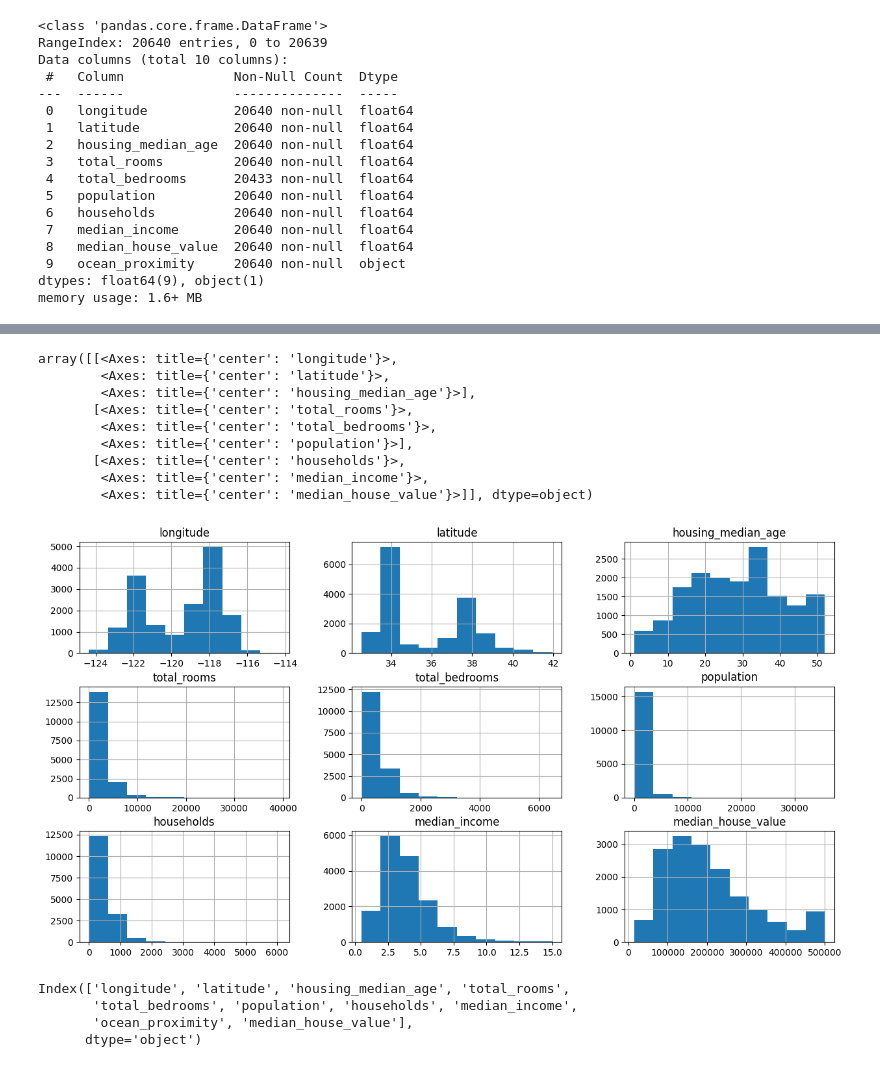
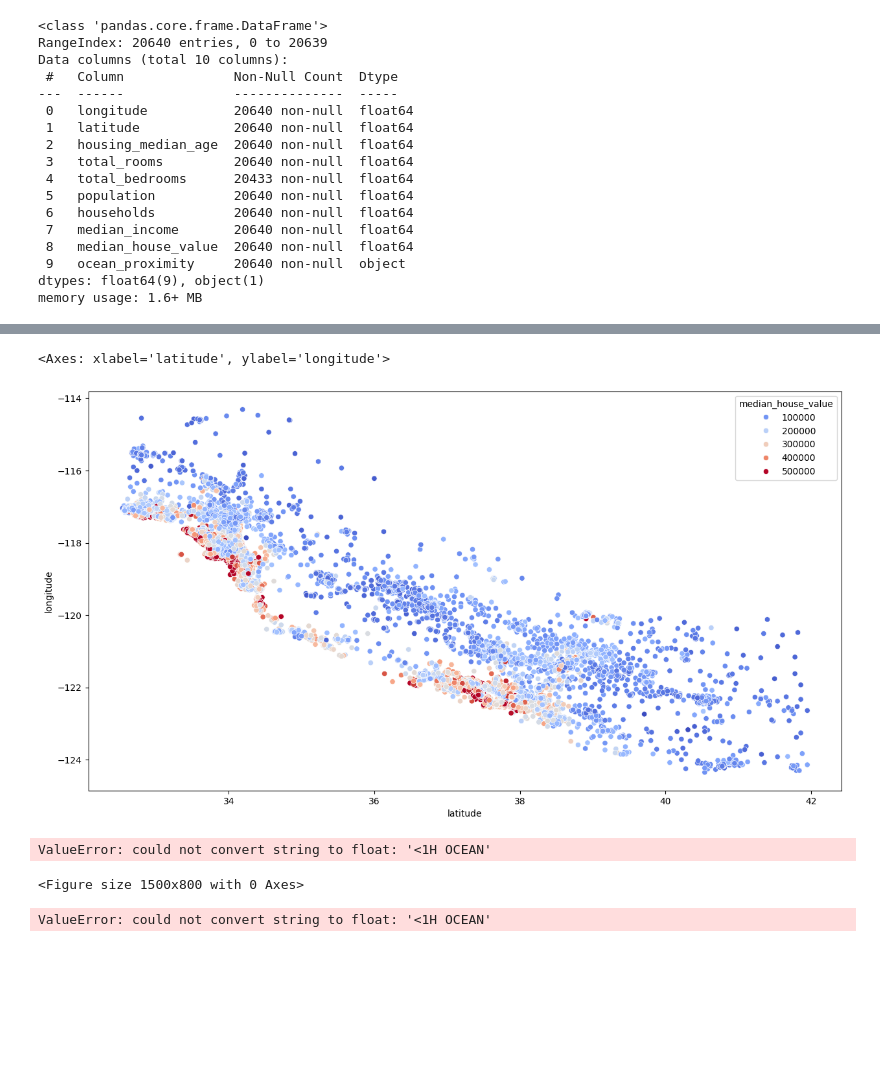
Before and after one commit to Yadelew-zemene/1-HOUSE-PRICE-PREDICTOR-MINI-PROJECT-, a Jupyter notebook: MainFile.ipynb, the cells around one changed output, grey strips where cells are left out. Drawn from its saved outputs; the diff is of its cells as text; code cells hidden in the pictures; blank space fills up the shorter version.

```diff
--- a/MainFile.ipynb
+++ b/MainFile.ipynb
@@ -147,0 +254,6 @@ plt.show()
+# %%
+plt.figure(figsize=(15,8))
+sns.scatterplot(x="latitude",y="longitude",data=train_data,hue="median_house_value",palette="coolwarm")
+# %% [output]
+<Axes: xlabel='latitude', ylabel='longitude'>
+[figure, added]
@@ -148,21 +263,26 @@ plt.show()
+# %%
+plt.figure(figsize=(15,8))
+sns.heatmap(train_data.corr(), annot=True, cmap="YlGnBu")
+plt.show()
+# %% [output]
+ValueError: could not convert string to float: '<1H OCEAN'
+<Figure size 1500x800 with 0 Axes>
+# %%
+from sklearn.linear_model import LinearRegression
+x_train=train_data.drop("median_house_value",axis=1)
+y_train=train_data['median_house_value']
+reg=LinearRegression()
+reg.fit(x_train,y_train)
+# %% [output]
+ValueError: could not convert string to float: '<1H OCEAN'
 # %%
-train_data.hist(figsize=(15,8))
-# showing the corelation
+test_data=x_test.join(y_test)
+test_data["total_rooms"]=np.log(test_data["total_rooms"]+1)
+test_data["total_bedrooms"]=np.log(test_data["total_bedrooms"]+1)
+test_data["population"]=np.log(test_data["population"]+1)
+test_data["households"]=np.log(test_data["households"]+1)
+
+
+
+test_data["bedrooms_ratio"]=test_data["total_bedrooms"]/test_data["total_rooms"]
+test_data["household_rooms"]=test_data["total_rooms"]/test_data["households"]
-# %% [output]
-array([[<Axes: title={'center': 'longitude'}>,
-        <Axes: title={'center': 'latitude'}>,
-        <Axes: title={'center': 'housing_median_age'}>],
-       [<Axes: title={'center': 'total_rooms'}>,
-        <Axes: title={'center': 'total_bedrooms'}>,
-        <Axes: title={'center': 'population'}>],
-       [<Axes: title={'center': 'households'}>,
-        <Axes: title={'center': 'median_income'}>,
-        <Axes: title={'center': 'median_house_value'}>]], dtype=object)
-[figure, removed]
-# %%
-train_data.columns
-# %% [output]
-Index(['longitude', 'latitude', 'housing_median_age', 'total_rooms',
-       'total_bedrooms', 'population', 'households', 'median_income',
-       'ocean_proximity', 'median_house_value'],
-      dtype='object')
```
Also changed, not shown: parts of 21 cells of this notebook.
